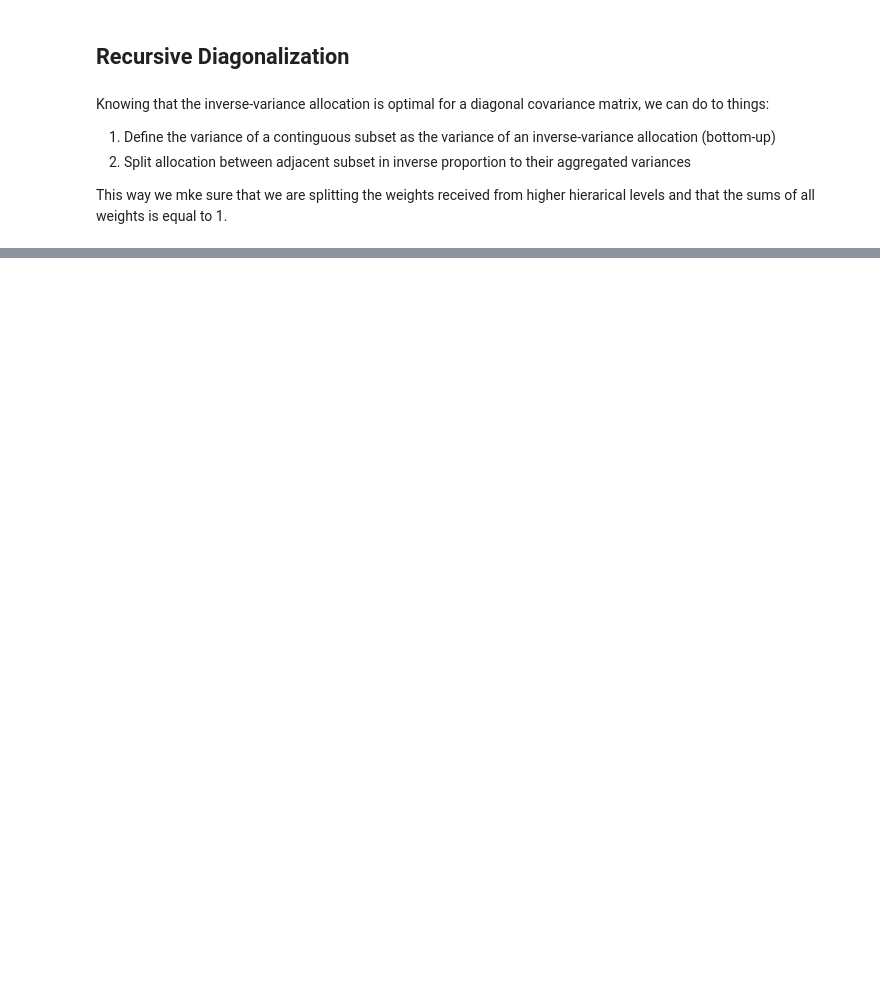
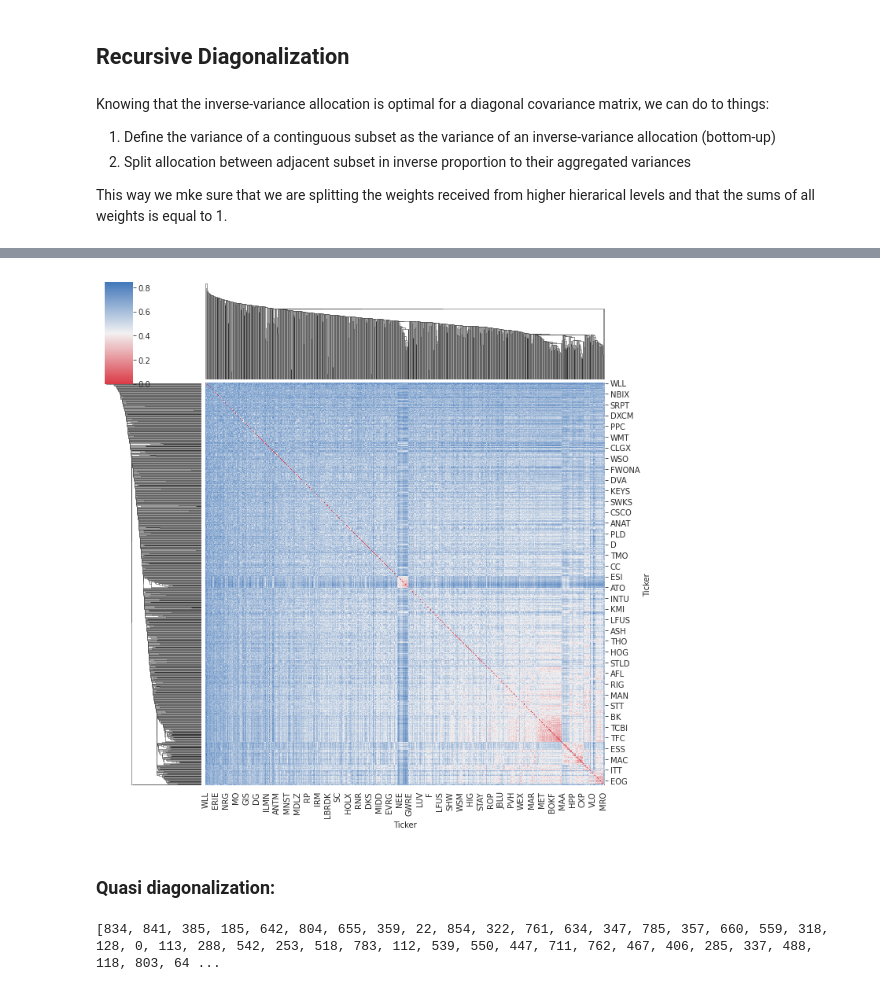
Before and after one commit to BenjaminScialom/Quantitative-Finance---ML-in-finance, a Jupyter notebook: HRP.ipynb, the cells around one changed output, grey strips where cells are left out. Saved outputs shown, nothing was run; the diff lists cells and outputs as text; code cells hidden in the pictures; blank space fills up the shorter version.

```diff
--- a/HRP.ipynb
+++ b/HRP.ipynb
@@ -316,0 +433,18 @@ plt.tight_layout();
+# %%
+dist_matrix_2 = get_distance_matrix(corr_2)
+linkage_matrix_2 = linkage(squareform(dist_matrix_2), 'single')
+# %%
+clustergrid = sns.clustermap(dist_matrix_2,
+                             method='single',
+                             row_linkage=linkage_matrix_2,
+                             col_linkage=linkage_matrix_2,
+                             cmap=cmap);
+# %% [output]
+[figure, added]
+# %% [markdown]
+### Quasi diagonalization:
+# %%
+sorted_index_2 = quasi_diagonalize(linkage_matrix_2)
+print(sorted_index_2)
+# %% [output]
+[834, 841, 385, 185, 642, 804, 655, 359, 22, 854, 322, 761, 634, 347, 785, 357, 660, 559, 318, 128, 0, 113, 288, 542, 253, 518, 783, 112, 539, 550, 447, 711, 762, 467, 406, 285, 337, 488, 118, 803, 64 ...
```
Also changed, not shown: parts of 44 cells of this notebook.
